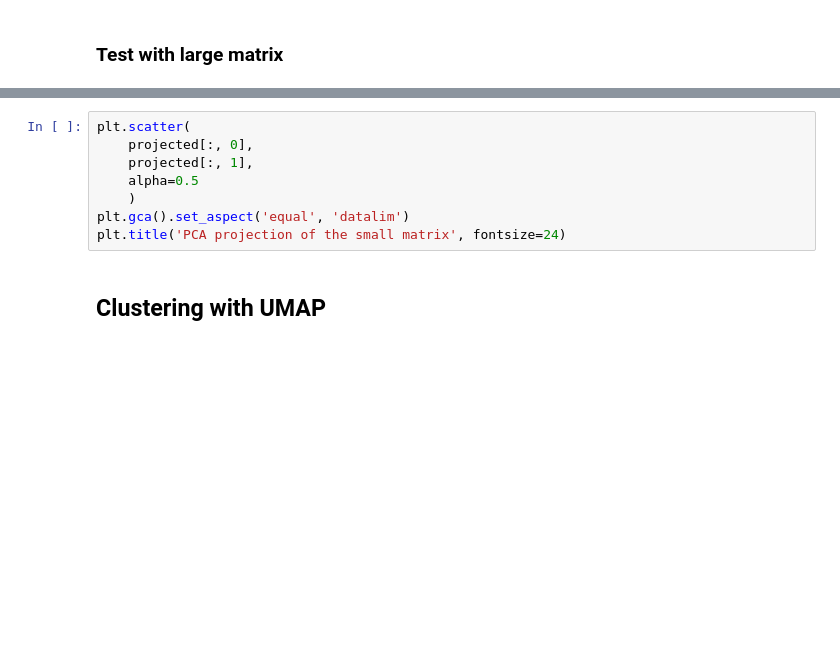
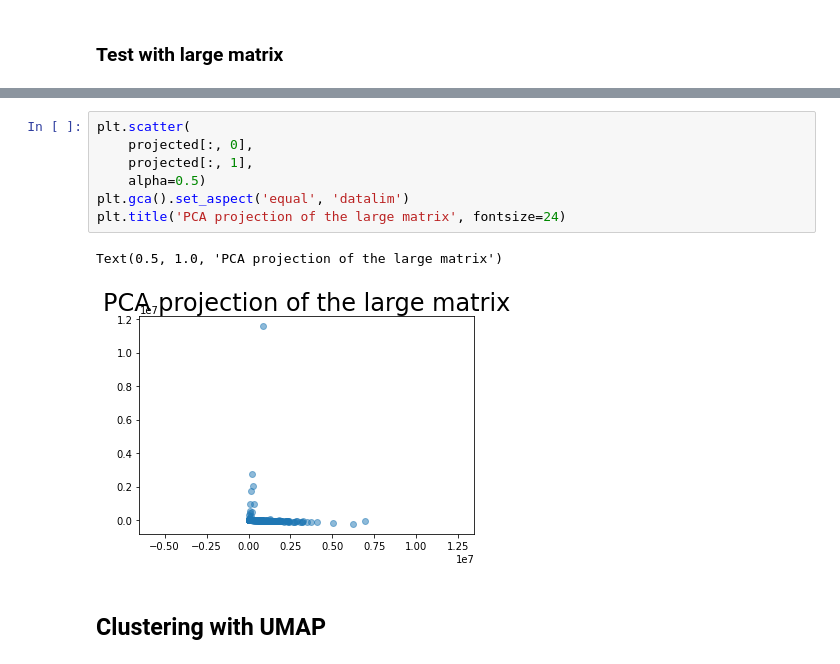
Before and after one commit to edusalcas/single-cell, a Jupyter notebook: SingleCell-PyProject/Clustering.ipynb, the cells around one changed output, grey strips where cells are left out. Drawn from its saved outputs; the diff is of its cells as text; blank space fills up the shorter version.

```diff
--- a/SingleCell-PyProject/Clustering.ipynb
+++ b/SingleCell-PyProject/Clustering.ipynb
@@ -346,11 +380,13 @@ projected.shape
 # %%
 plt.scatter(
     projected[:, 0],
     projected[:, 1],
-    alpha=0.5
-    )
+    alpha=0.5)
 plt.gca().set_aspect('equal', 'datalim')
-plt.title('PCA projection of the small matrix', fontsize=24)
+plt.title('PCA projection of the large matrix', fontsize=24)
+# %% [output]
+Text(0.5, 1.0, 'PCA projection of the large matrix')
+[figure, added]
 # %% [markdown]
 ## Clustering with UMAP
 # %%
```
Also changed, not shown: parts of 24 cells of this notebook.
